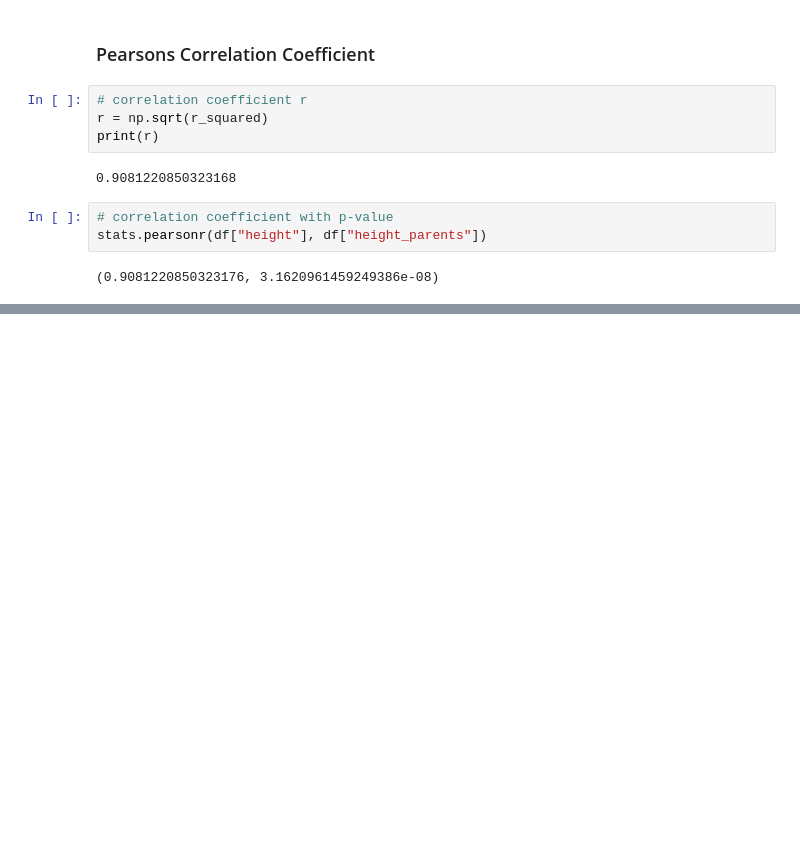
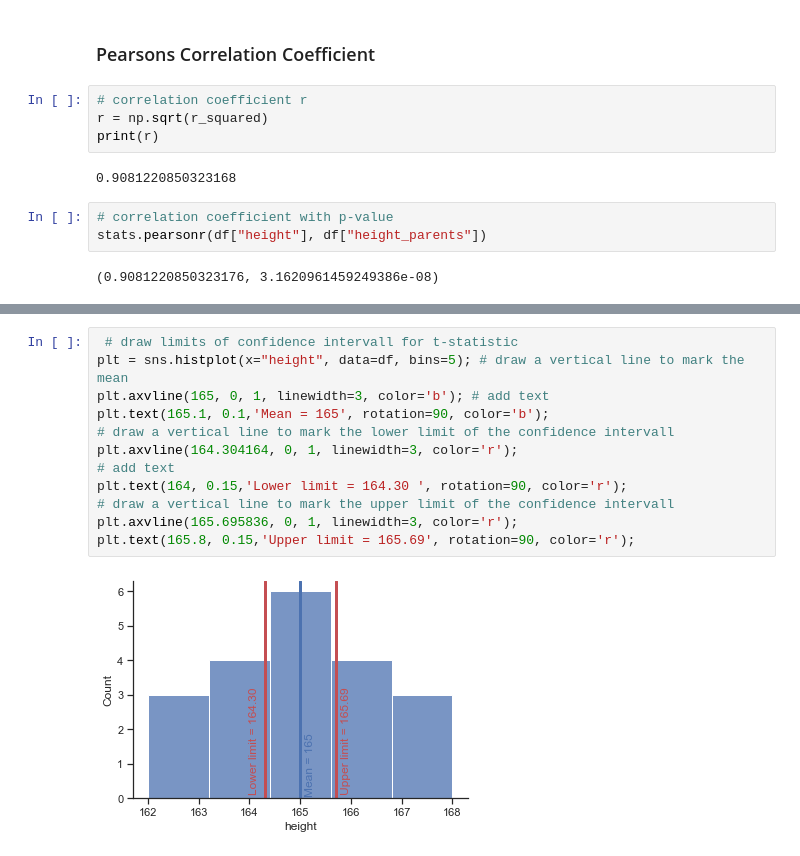
Before and after one commit to lenabinder1001/linear-regression, a Jupyter notebook: notebooks/linear-regression.ipynb, the cells around one changed output, grey strips where cells are left out. Cells and saved outputs as stored; diff of their text form; blank space fills up the shorter version.

```diff
--- a/notebooks/linear-regression.ipynb
+++ b/notebooks/linear-regression.ipynb
@@ -393,0 +611,14 @@ stats.pearsonr(df["height"], df["height_parents"])
+# %%
+ # draw limits of confidence intervall for t-statistic
+plt = sns.histplot(x="height", data=df, bins=5); # draw a vertical line to mark the mean
+plt.axvline(165, 0, 1, linewidth=3, color='b'); # add text
+plt.text(165.1, 0.1,'Mean = 165', rotation=90, color='b');
+# draw a vertical line to mark the lower limit of the confidence intervall
+plt.axvline(164.304164, 0, 1, linewidth=3, color='r');
+# add text
+plt.text(164, 0.15,'Lower limit = 164.30 ', rotation=90, color='r');
+# draw a vertical line to mark the upper limit of the confidence intervall
+plt.axvline(165.695836, 0, 1, linewidth=3, color='r');
+plt.text(165.8, 0.15,'Upper limit = 165.69', rotation=90, color='r');
+# %% [output]
+[figure, added]
```
Also changed, not shown: parts of 31 cells of this notebook.
